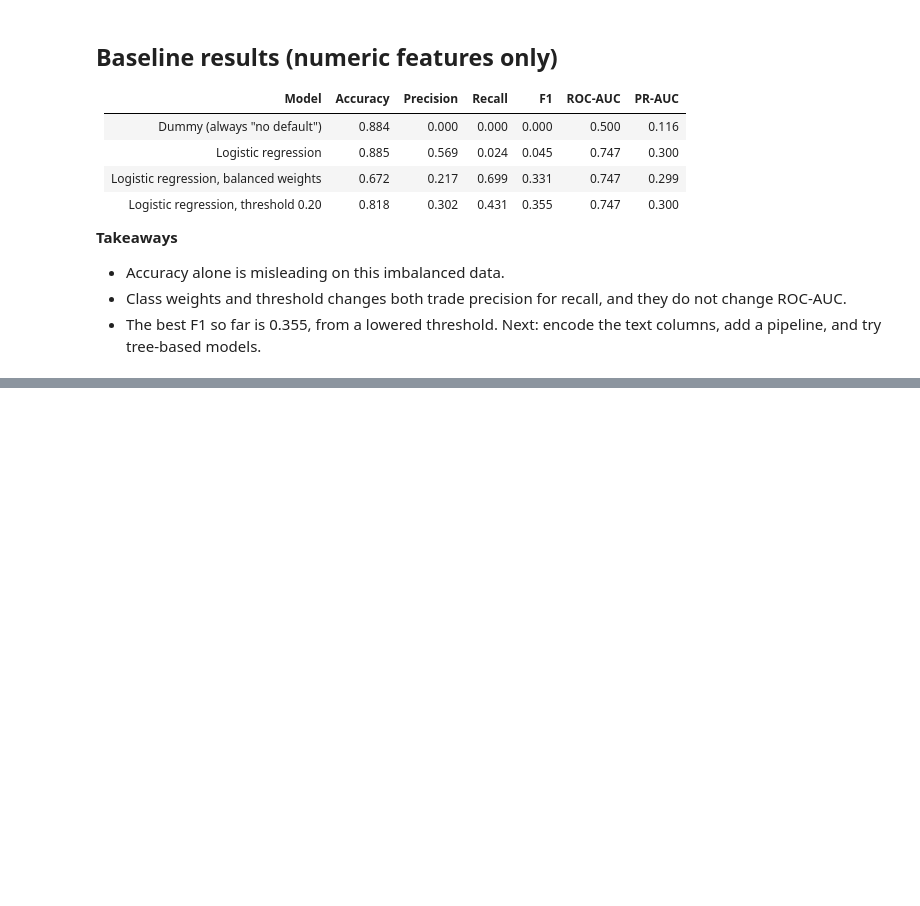
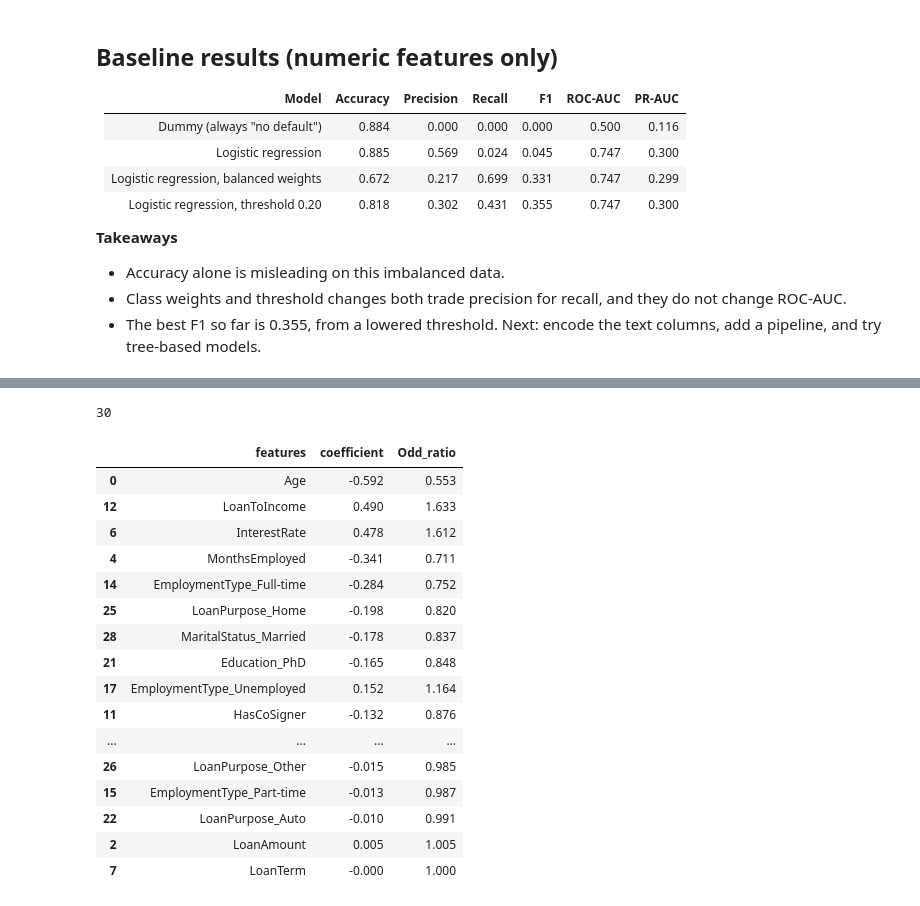
Before and after one commit to SrinuGonthini/loan-default-prediction-api, a Jupyter notebook: notebooks/02_modeling.ipynb, the cells around one changed output, grey strips where cells are left out. Cells and saved outputs as stored; diff of their text form; code cells hidden in the pictures; blank space fills up the shorter version.

```diff
--- a/notebooks/02_modeling.ipynb
+++ b/notebooks/02_modeling.ipynb
@@ -252,0 +243,13 @@ pd.DataFrame(thr_rows).round(3)
+# %%
+cat_cols = ["EmploymentType", "Education", "LoanPurpose", "MaritalStatus"]
+assert len(num_cols) + len(cat_cols) == X.shape[1]
+
+def build_pipeline(numeric,class_weight=None):
+    pre = ColumnTransformer([
+        ("num", StandardScaler(), numeric),
+        ("cat", OneHotEncoder(handle_unknown="ignore"), cat_cols)
+    ])
+    return make_pipeline(pre, LogisticRegression(max_iter=1000, class_weight=class_weight))
+pipe_cat = build_pipeline(num_cols, class_weight="balanced")
+pipe_cat.fit(X_train, y_train)
+proba_cat = pipe_cat.predict_proba(X_test)[:,1]
@@ -252,0 +328,29 @@ pd.DataFrame(thr_rows).round(3)
+# %%
+names = pipe_fe.named_steps["columntransformer"].get_feature_names_out()
+coef = pipe_fe.named_steps["logisticregression"].coef_[0]
+
+coef_df = pd.DataFrame({"features":names, "coefficient":coef})
+coef_df["features"] = coef_df["features"].str.replace("num__","", regex=False).str.replace("cat__","",regex=False)
+coef_df["Odd_ratio"] = np.exp(coef_df["coefficient"])
+coef_df = coef_df.reindex(coef_df["coefficient"].abs().sort_values(ascending=False).index).round(3)
+print(len(coef_df))
+coef_df
+# %% [output]
+30
+|  | features | coefficient | Odd_ratio |
+| 0 | Age | -0.592 | 0.553 |
+| 12 | LoanToIncome | 0.490 | 1.633 |
+| 6 | InterestRate | 0.478 | 1.612 |
+| 4 | MonthsEmployed | -0.341 | 0.711 |
+| 14 | EmploymentType_Full-time | -0.284 | 0.752 |
+| 25 | LoanPurpose_Home | -0.198 | 0.820 |
+| 28 | MaritalStatus_Married | -0.178 | 0.837 |
+| 21 | Education_PhD | -0.165 | 0.848 |
+| 17 | EmploymentType_Unemployed | 0.152 | 1.164 |
+| 11 | HasCoSigner | -0.132 | 0.876 |
+| ... | ... | ... | ... |
+| 26 | LoanPurpose_Other | -0.015 | 0.985 |
+| 15 | EmploymentType_Part-time | -0.013 | 0.987 |
+| 22 | LoanPurpose_Auto | -0.010 | 0.991 |
+| 2 | LoanAmount | 0.005 | 1.005 |
+| 7 | LoanTerm | -0.000 | 1.000 |
```
Also changed, not shown: parts of 18 cells of this notebook, 3 other files.
